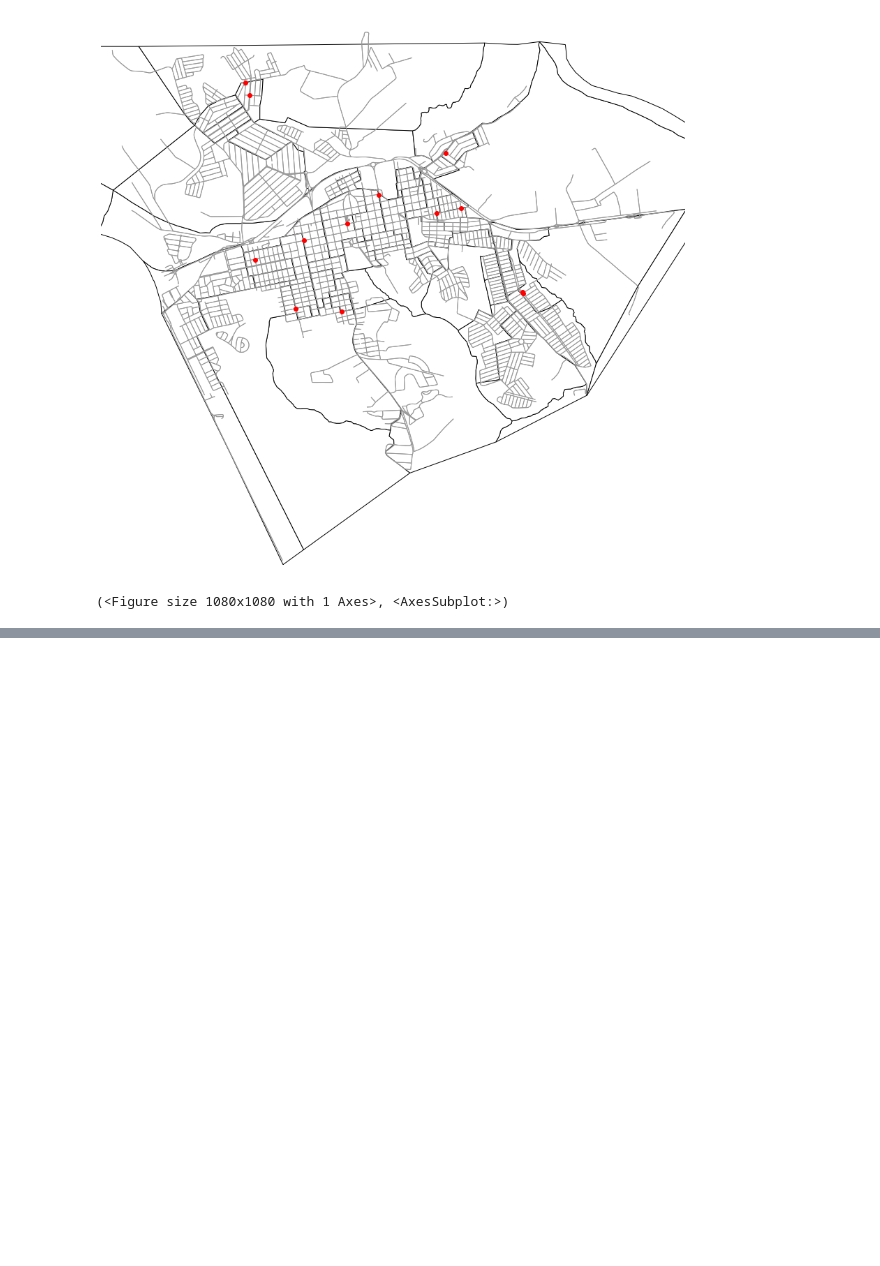
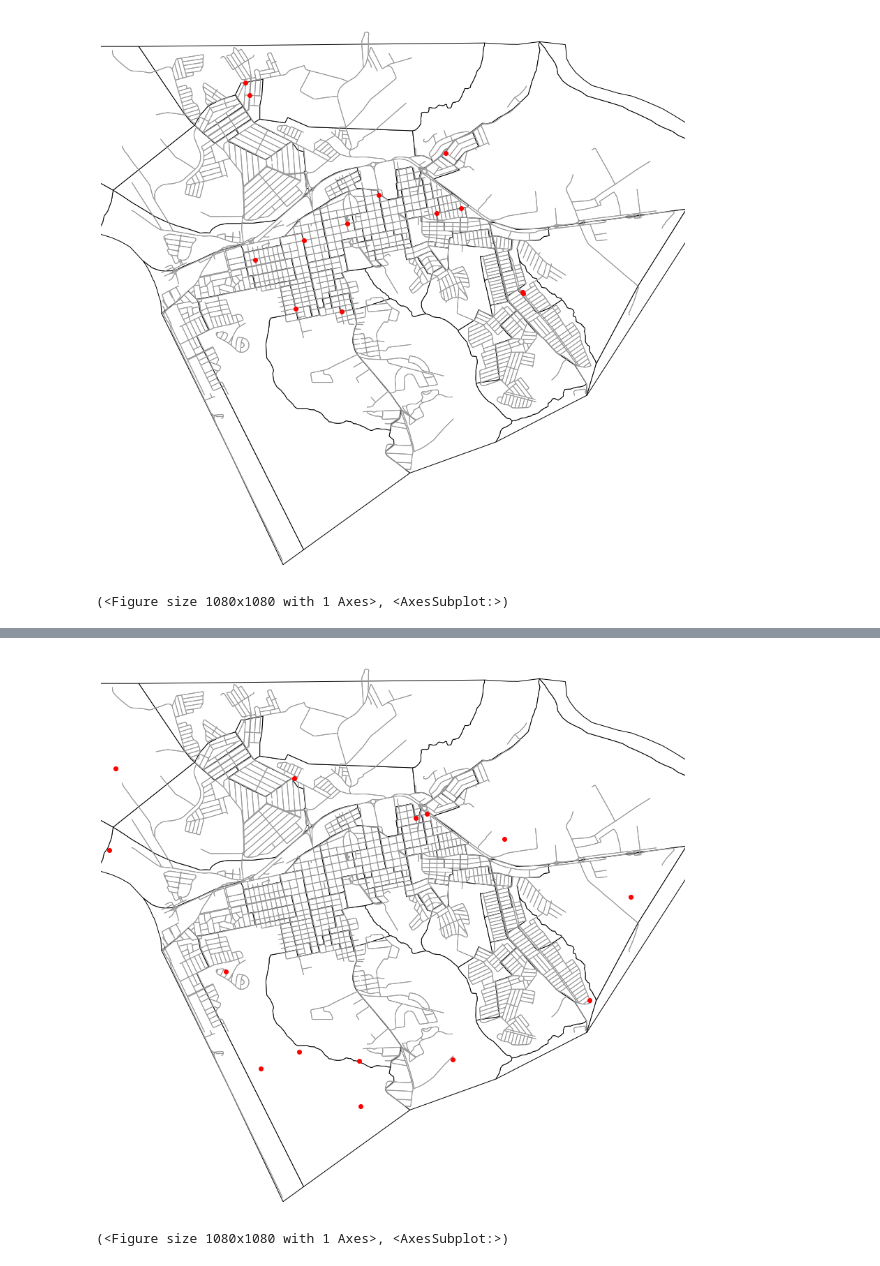
Before and after one commit to andre-morelli/Urban-Analytics, a Jupyter notebook: Example3-Accessibility.ipynb, the cells around one changed output, grey strips where cells are left out. Drawn from its saved outputs; the diff is of its cells as text; code cells hidden in the pictures; blank space fills up the shorter version.

Commit message:
New example with random points

```diff
--- a/Example3-Accessibility.ipynb
+++ b/Example3-Accessibility.ipynb
@@ -66,0 +67,13 @@ ax.set_facecolor('k')
+# %%
+# generating a random pois file:
+from shapely.geometry import Point
+pts = acc.random_points_in_polygon(15,tracts.unary_union,seed=42)
+pts = [Point(x,y) for x,y in zip(pts[0],pts[1])]
+pois = gpd.GeoDataFrame(geometry=pts,crs=tracts.crs)
+# %%
+ax = tracts.plot(color='w',edgecolor='k',zorder=0,figsize=(15,15))
+ax = pois.plot(color='r',zorder=3,ax=ax)
+ox.plot_graph(G,ax=ax,node_size=0)
+# %% [output]
+[figure, added]
+(<Figure size 1080x1080 with 1 Axes>, <AxesSubplot:>)
```
Also changed, not shown: parts of 5 cells of this notebook.
